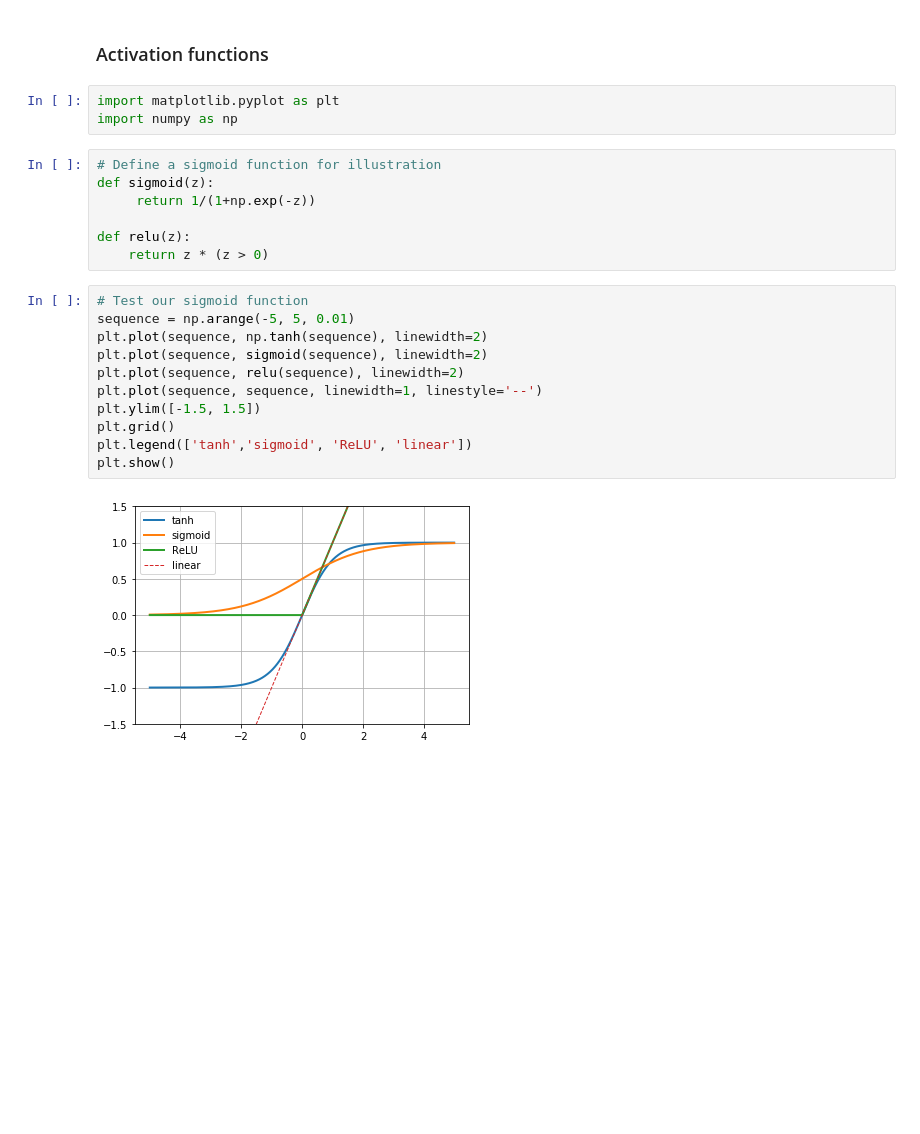
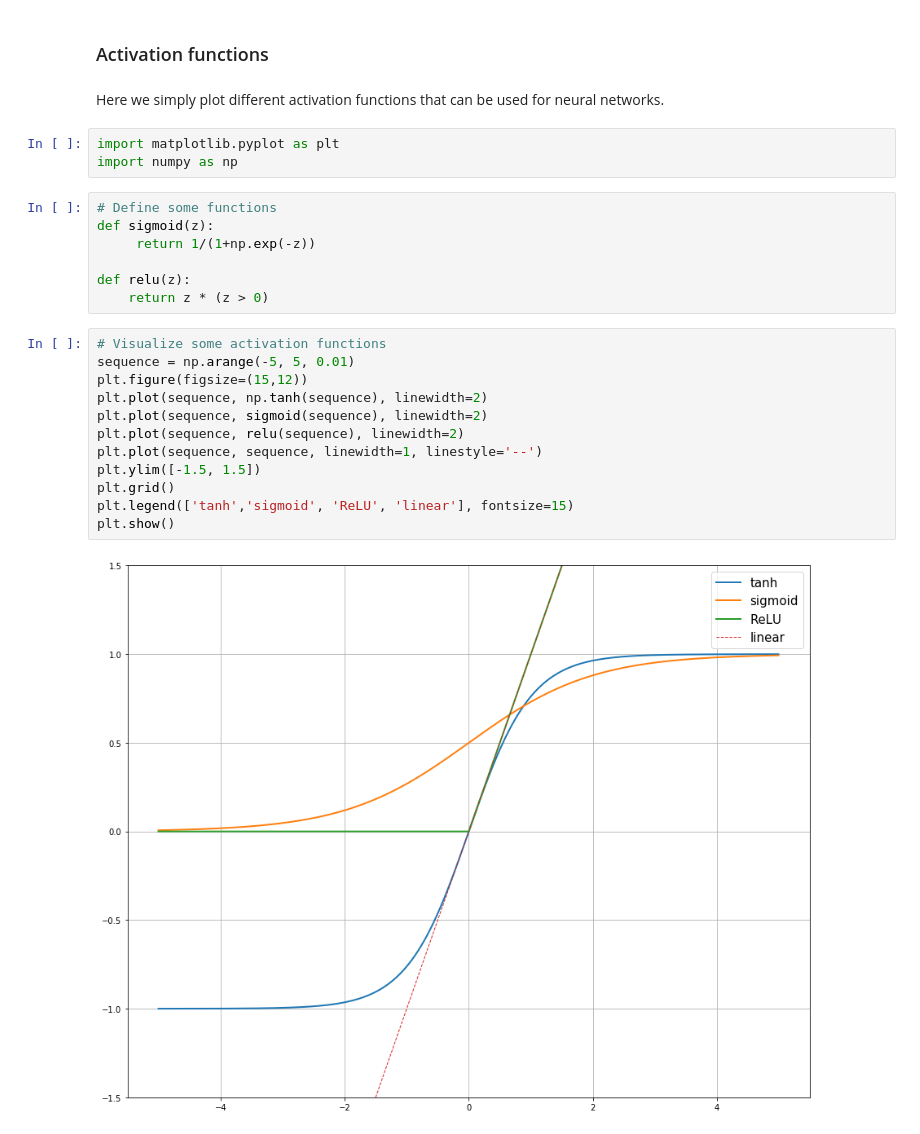
Before and after one commit to huli/academy-2018, a Jupyter notebook: deep-learning/activation_functions.ipynb, the cells around one changed output. Saved outputs shown, nothing was run; the diff lists cells and outputs as text; blank space fills up the shorter version.

```diff
--- a/deep-learning/activation_functions.ipynb
+++ b/deep-learning/activation_functions.ipynb
@@ -1,25 +1,28 @@
 # %% [markdown]
 ### Activation functions
+# %% [markdown]
+Here we simply plot different activation functions that can be used for neural networks.
 # %%
 import matplotlib.pyplot as plt
 import numpy as np
 # %%
-# Define a sigmoid function for illustration
+# Define some functions
 def sigmoid(z):
      return 1/(1+np.exp(-z))
 
 def relu(z):
     return z * (z > 0)
 # %%
-# Test our sigmoid function
+# Visualize some activation functions
 sequence = np.arange(-5, 5, 0.01)
+plt.figure(figsize=(15,12))
 plt.plot(sequence, np.tanh(sequence), linewidth=2)
 plt.plot(sequence, sigmoid(sequence), linewidth=2)
 plt.plot(sequence, relu(sequence), linewidth=2)
 plt.plot(sequence, sequence, linewidth=1, linestyle='--')
 plt.ylim([-1.5, 1.5])
 plt.grid()
-plt.legend(['tanh','sigmoid', 'ReLU', 'linear'])
+plt.legend(['tanh','sigmoid', 'ReLU', 'linear'], fontsize=15)
 plt.show()
 # %% [output]
-[figure, old version]
+[figure, new version]
```
Also changed, not shown: 1 other file.
